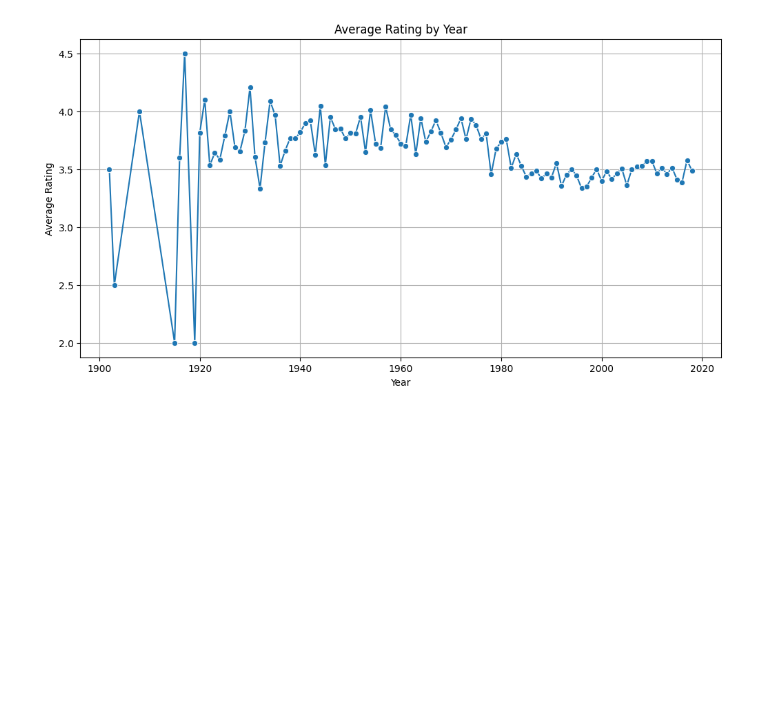
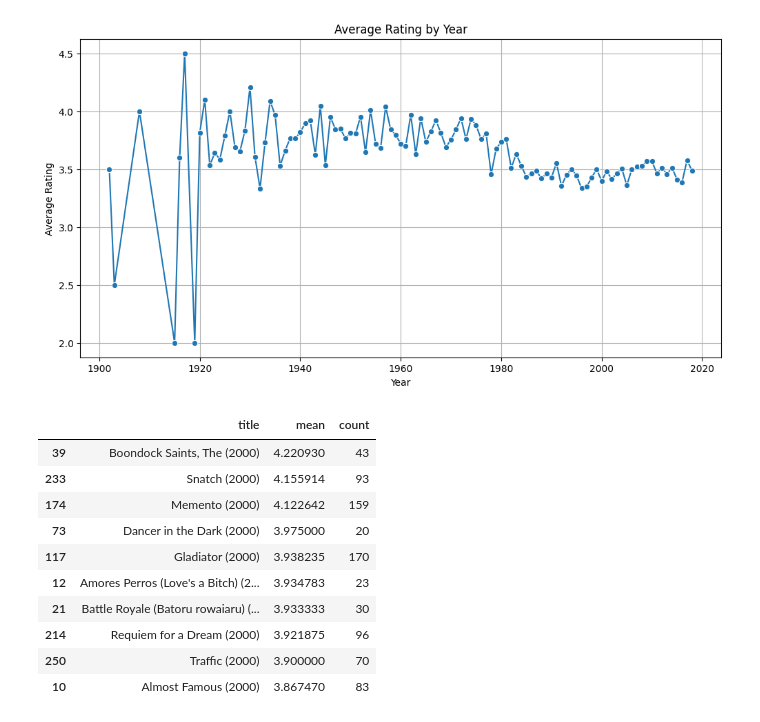
Before and after one commit to ecetuanahezer/movie-data-project, a Jupyter notebook: analysis/analysis.ipynb, the cells around one changed output. Cells and saved outputs as stored; diff of their text form; code cells hidden in the pictures; blank space fills up the shorter version.

```diff
--- a/analysis/analysis.ipynb
+++ b/analysis/analysis.ipynb
@@ -190,3 +190,26 @@ plt.grid(True)
 plt.show()
 # %% [output]
 [figure]
+# %%
+# Highly rated movies in a specific year (e.g., 2000)
+# Merge ratings with movies to get year information
+ratings_with_title = ratings_df.merge(movies_df[["movieId", "title", "year"]], left_on="movieId", right_on="movieId")
+year_filter = 2000
+year_ratings = ratings_with_title[ratings_with_title["year"] == year_filter]
+
+top_movies_2000 = year_ratings.groupby("title")["rating"].agg(["mean", "count"]).reset_index()
+top_movies_2000 = top_movies_2000[top_movies_2000["count"] >= 20].sort_values(by="mean", ascending=False)
+
+top_movies_2000.head(10)
+# %% [output]
+|  | title | mean | count |
+| 39 | Boondock Saints, The (2000) | 4.220930 | 43 |
+| 233 | Snatch (2000) | 4.155914 | 93 |
+| 174 | Memento (2000) | 4.122642 | 159 |
+| 73 | Dancer in the Dark (2000) | 3.975000 | 20 |
+| 117 | Gladiator (2000) | 3.938235 | 170 |
+| 12 | Amores Perros (Love's a Bitch) (2... | 3.934783 | 23 |
+| 21 | Battle Royale (Batoru rowaiaru) (... | 3.933333 | 30 |
+| 214 | Requiem for a Dream (2000) | 3.921875 | 96 |
+| 250 | Traffic (2000) | 3.900000 | 70 |
+| 10 | Almost Famous (2000) | 3.867470 | 83 |
```
Also changed, not shown: parts of 4 cells of this notebook.
